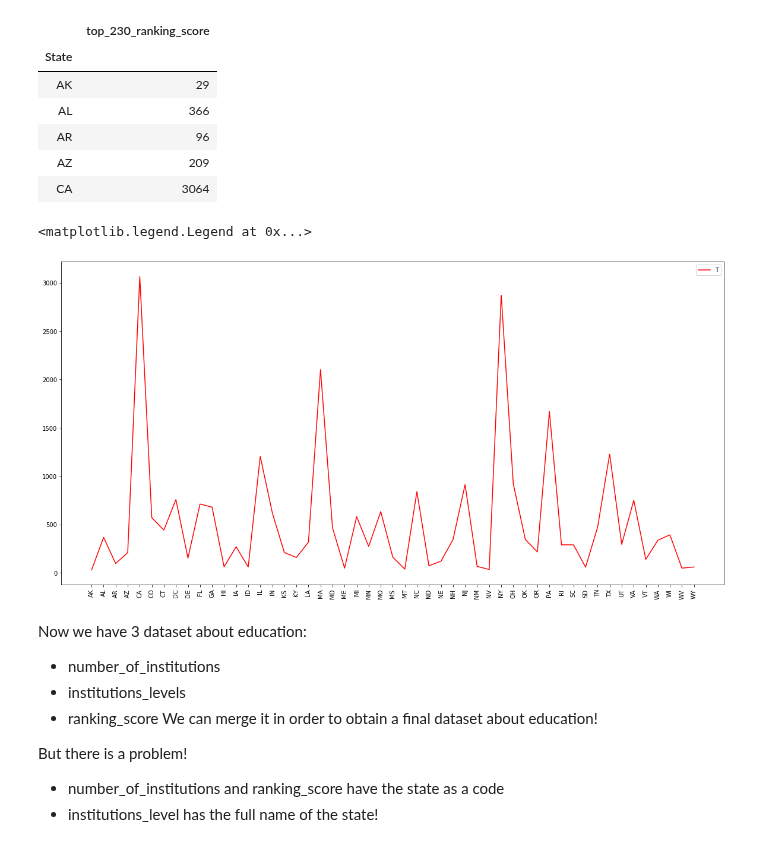
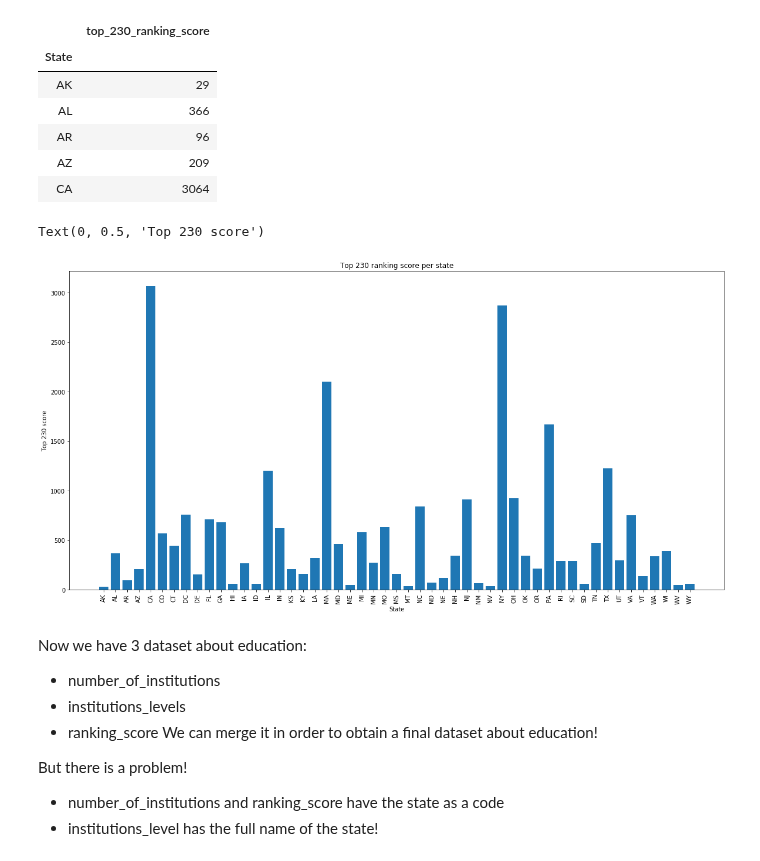
Before and after one commit to steber97/RecursionFairies_AdaProject, a Jupyter notebook: csv_datasets.ipynb, the cells around one changed output. Drawn from its saved outputs; the diff is of its cells as text; code cells hidden in the pictures.

```diff
--- a/csv_datasets.ipynb
+++ b/csv_datasets.ipynb
@@ -324,9 +282,3 @@ pop_inc.head()
 | Alaska* | 737438.0 | 54430.0 |
 | Arizona | 7171646.0 | 39955.0 |
 | Arkansas | 3013825.0 | 39171.0 |
-# %%
-pop_inc=pop_inc.reset_index()
-for i in (0,2,12,59):
-    if pop_inc.State[i].endswith('*'):
-        pop_inc.State[i]=pop_inc.State[i][:-1]
-pop_inc.head()
@@ -343,0 +285,9 @@ See the caveats in the documentation: http://pandas.pydata.org/pandas-docs/stabl
+# %%
+# We remove the star character at the end of the names that have it.
+pop_inc_c = pop_inc.copy()  # First we reset the index
+pop_inc_c.reset_index(inplace=True)
+for i, row in pop_inc_c.iterrows():
+    if pop_inc_c.State[i].endswith('*'):  # if the state ends with *
+        pop_inc_c.loc[i, "State"] = pop_inc_c.State[i].split("*")[0:-1]  # we just don't consider the asterisk
+pop_inc = pop_inc_c
+pop_inc.head()
@@ -751,12 +664,14 @@ ranking_score.head()
 # %%
 #We plot our result
 plt.figure(figsize=(20,10))
 plt.xticks(rotation='vertical')
-plt.plot(ranking_score.index, ranking_score.top_230_ranking_score, 'r')
-plt.gca().legend(('Top 230 ranking score per state'))
+plt.bar(ranking_score.index, ranking_score.top_230_ranking_score)
+plt.title(('Top 230 ranking score per state'))
+plt.xlabel("State")
+plt.ylabel("Top 230 score")
 # %% [output]
-<matplotlib.legend.Legend at 0x...>
+Text(0, 0.5, 'Top 230 score')
-[figure, old version]
+[figure, new version]
 # %% [markdown]
 Now we have 3 dataset about education:
 - number_of_institutions
```
Also changed, not shown: parts of 53 cells of this notebook.
